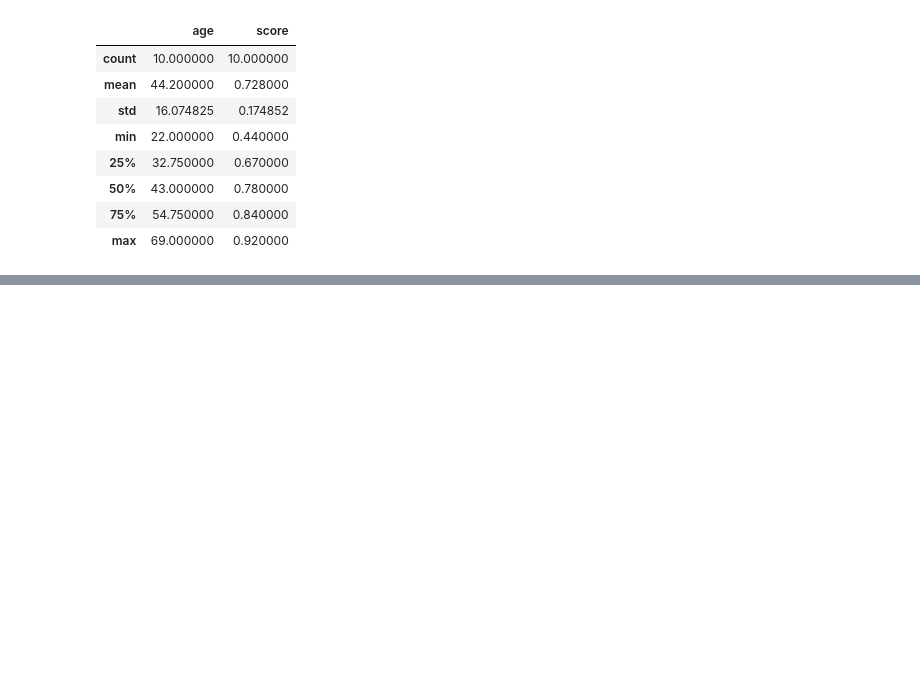
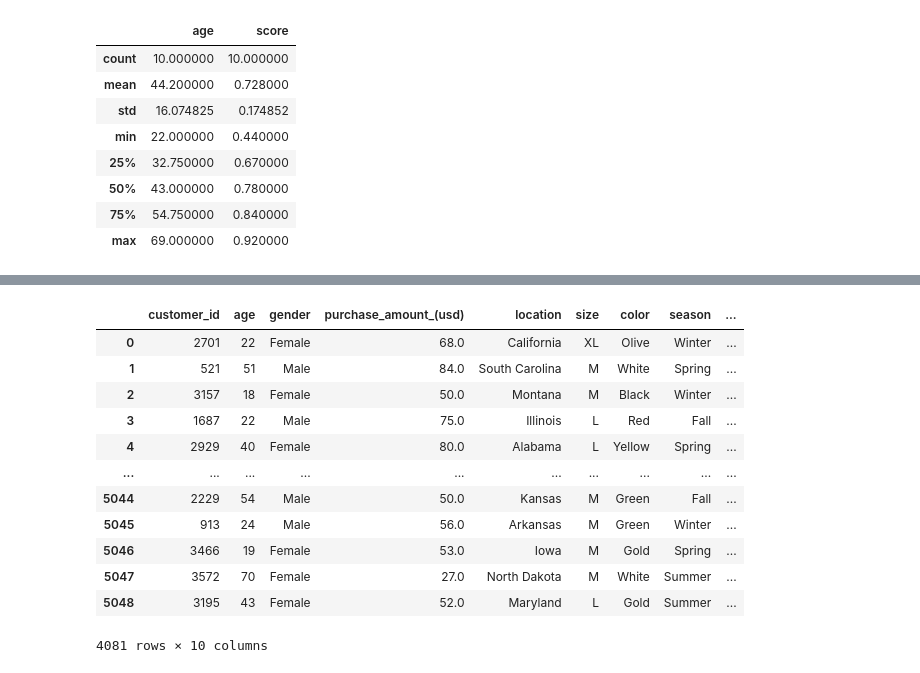
Before and after one commit to DhanushkaSa/Machine-learning-from-scratch-to-advanced, a Jupyter notebook: Day 9/home.ipynb, the cells around one changed output, grey strips where cells are left out. Saved outputs shown, nothing was run; the diff lists cells and outputs as text; code cells hidden in the pictures; blank space fills up the shorter version.

```diff
--- a/Day 9/home.ipynb
+++ b/Day 9/home.ipynb
@@ -141,0 +296,17 @@ df.describe()
+# %%
+clear_data=df.dropna()
+clear_data
+# %% [output]
+|  | customer_id | age | gender | purchase_amount_(usd) | location | size | color | season | ... |
+| 0 | 2701 | 22 | Female | 68.0 | California | XL | Olive | Winter | ... |
+| 1 | 521 | 51 | Male | 84.0 | South Carolina | M | White | Spring | ... |
+| 2 | 3157 | 18 | Female | 50.0 | Montana | M | Black | Winter | ... |
+| 3 | 1687 | 22 | Male | 75.0 | Illinois | L | Red | Fall | ... |
+| 4 | 2929 | 40 | Female | 80.0 | Alabama | L | Yellow | Spring | ... |
+| ... | ... | ... | ... | ... | ... | ... | ... | ... | ... |
+| 5044 | 2229 | 54 | Male | 50.0 | Kansas | M | Green | Fall | ... |
+| 5045 | 913 | 24 | Male | 56.0 | Arkansas | M | Green | Winter | ... |
+| 5046 | 3466 | 19 | Female | 53.0 | Iowa | M | Gold | Spring | ... |
+| 5047 | 3572 | 70 | Female | 27.0 | North Dakota | M | White | Summer | ... |
+| 5048 | 3195 | 43 | Female | 52.0 | Maryland | L | Gold | Summer | ... |
+4081 rows × 10 columns
```
Also changed, not shown: parts of 24 cells of this notebook, 2 other files.
